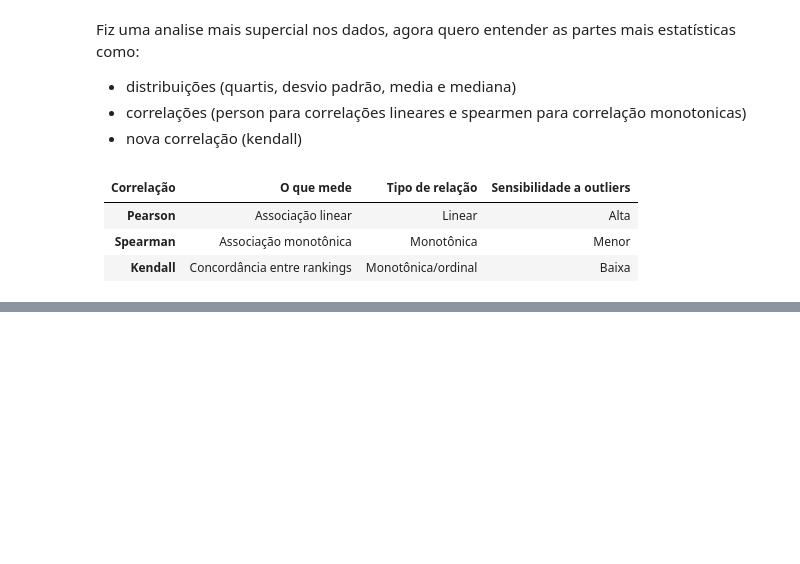
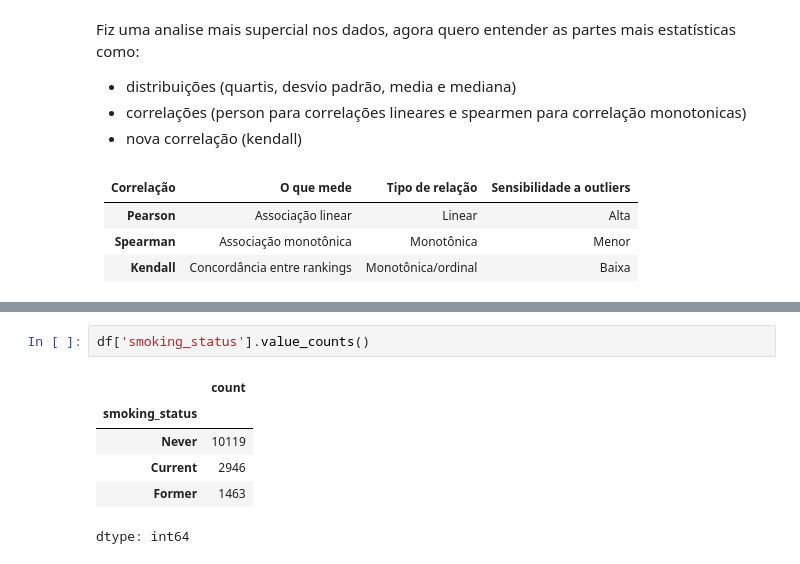
Before and after one commit to twichhs/portifolio_modelagem, a Jupyter notebook: diabtes_mult_class_problem/multi_classes.ipynb, the cells around one changed output, grey strips where cells are left out. Drawn from its saved outputs; the diff is of its cells as text; blank space fills up the shorter version.

```diff
--- a/diabtes_mult_class_problem/multi_classes.ipynb
+++ b/diabtes_mult_class_problem/multi_classes.ipynb
@@ -145,0 +175,9 @@ Tambem vale te lembrar que temos 3 classes para o modelo prever.
+# %%
+df['smoking_status'].value_counts()
+# %% [output]
+|  | count |
+| smoking_status |  |
+| Never | 10119 |
+| Current | 2946 |
+| Former | 1463 |
+dtype: int64
```
Also changed, not shown: parts of 59 cells of this notebook.
